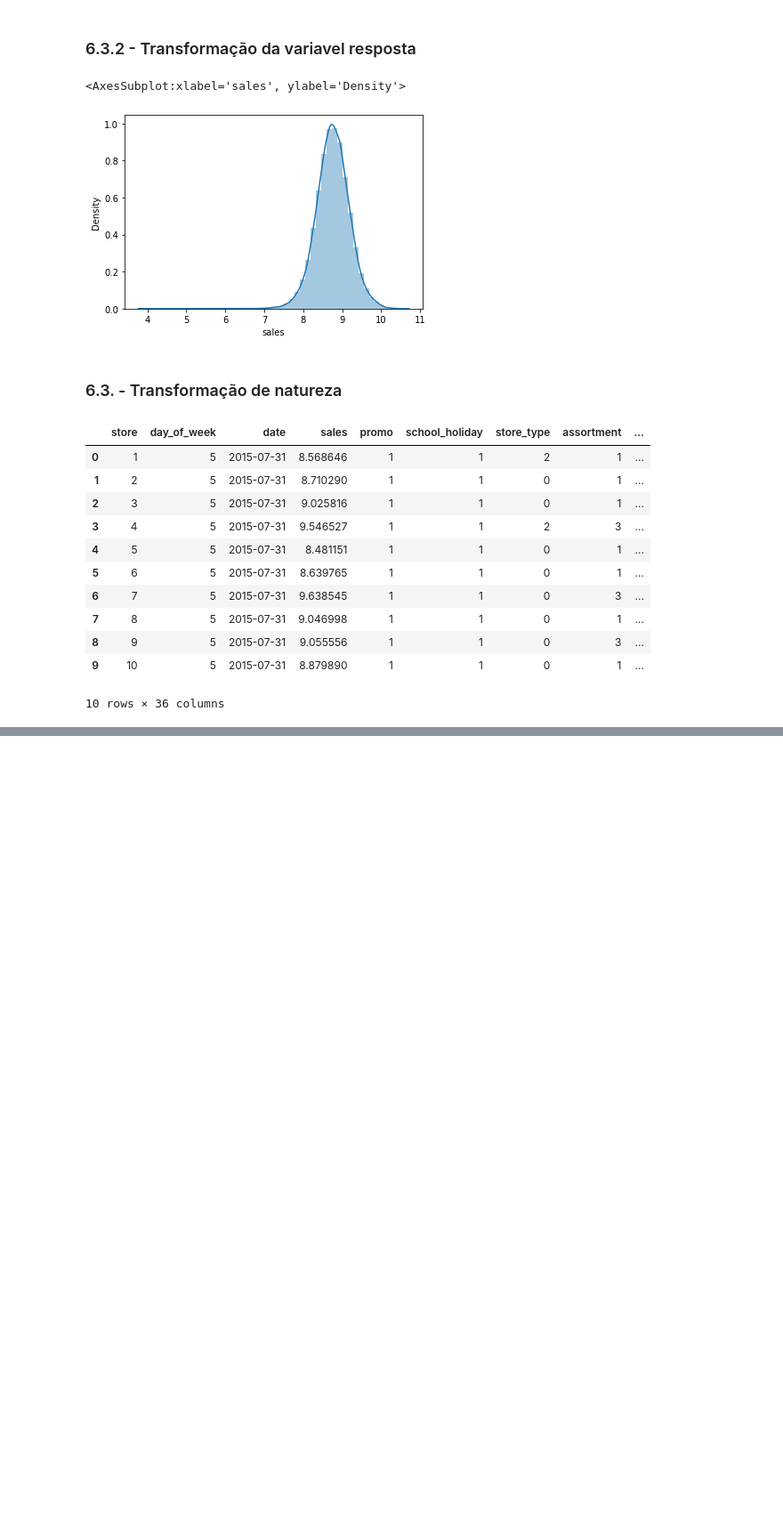
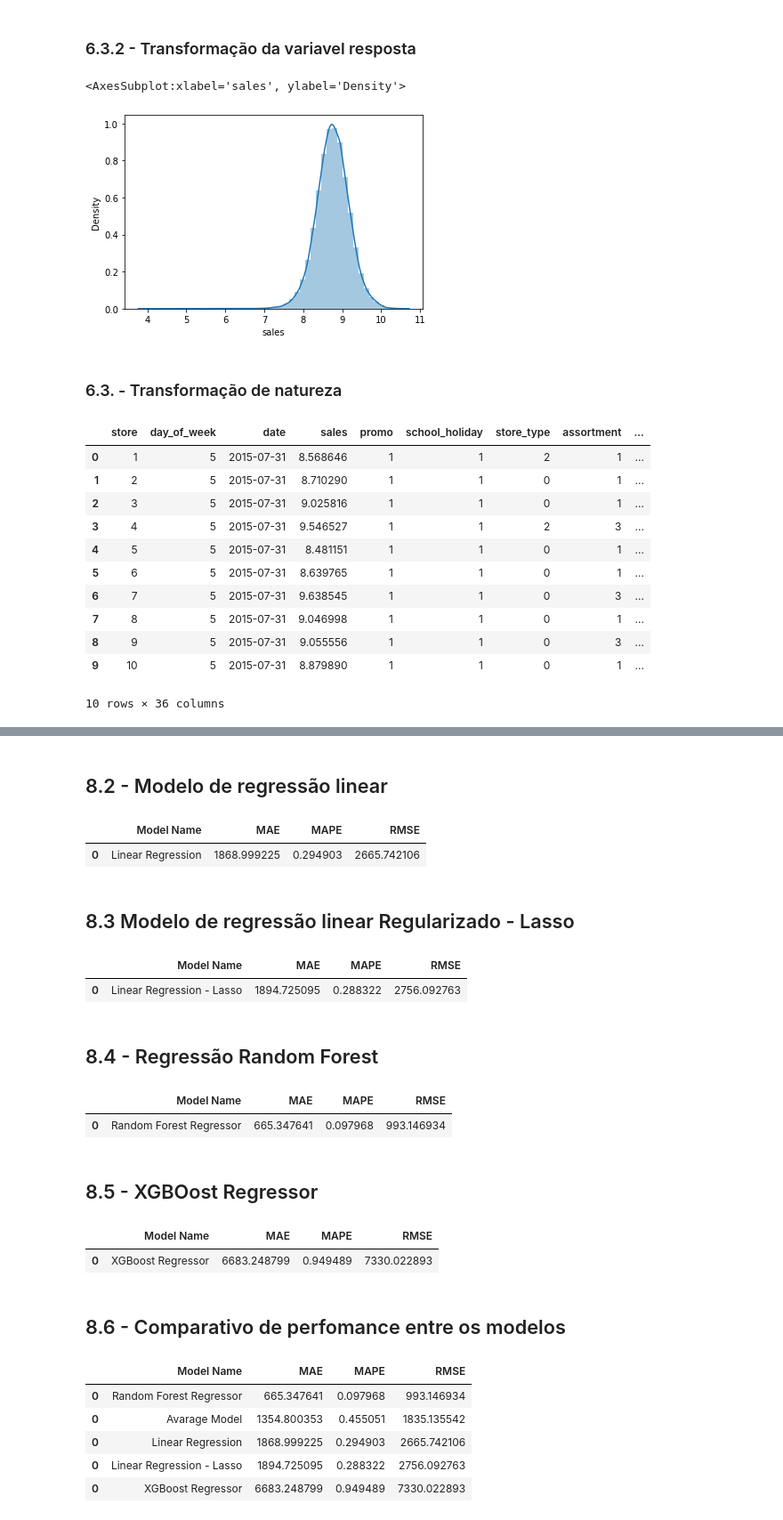
Before and after one commit to castrien/ds_em_producao, a Jupyter notebook: m04_v01_ds_em_producao.ipynb, the cells around one changed output, grey strips where cells are left out. Shown: that part at 89% size. Drawn from its saved outputs; the diff is of its cells as text; code cells hidden in the pictures; blank space fills up the shorter version.

Commit message:
treinando modelos de  ML

```diff
--- a/m04_v01_ds_em_producao.ipynb
+++ b/m04_v01_ds_em_producao.ipynb
@@ -931,0 +951,3 @@ cols_selected_boruta.extend( feat_to_add)
+# %%
+x_train = X_train[ cols_selected_boruta]
+x_test = X_test[ cols_selected_boruta]
@@ -931,0 +971,75 @@ cols_selected_boruta.extend( feat_to_add)
+# %% [markdown]
+## 8.2 - Modelo de regressão linear
+# %%
+#modelo
+lr = LinearRegression().fit(x_train, y_train)
+
+#predicao
+yhat_lr = lr.predict( x_test)
+
+#perfomance
+lr_result = m1_error( 'Linear Regression', np.expm1( y_test), np.expm1(yhat_lr))
+lr_result
+# %% [output]
+|  | Model Name | MAE | MAPE | RMSE |
+| 0 | Linear Regression | 1868.999225 | 0.294903 | 2665.742106 |
+# %% [markdown]
+## 8.3 Modelo de regressão linear Regularizado - Lasso
+# %%
+#modelo
+lrr = Lasso(alpha = 0.01).fit(x_train, y_train)
+
+#predicao
+yhat_lrr = lrr.predict( x_test)
+
+#perfomance
+lrr_result = m1_error( 'Linear Regression - Lasso', np.expm1( y_test), np.expm1(yhat_lrr))
+lrr_result
+# %% [output]
+|  | Model Name | MAE | MAPE | RMSE |
+| 0 | Linear Regression - Lasso | 1894.725095 | 0.288322 | 2756.092763 |
+# %% [markdown]
+## 8.4 - Regressão Random Forest
+# %%
+#modelo
+rf =RandomForestRegressor(n_estimators=100, n_jobs=-1, random_state = 42).fit(x_train, y_train)
+
+#predicao
+yhat_rf = rf.predict( x_test)
+
+#perfomance
+rf_result = m1_error( 'Random Forest Regressor', np.expm1( y_test), np.expm1(yhat_rf))
+rf_result
+# %% [output]
+|  | Model Name | MAE | MAPE | RMSE |
+| 0 | Random Forest Regressor | 665.347641 | 0.097968 | 993.146934 |
+# %% [markdown]
+## 8.5 -  XGBOost Regressor
+# %%
+#modelo
+model_xgb = xgb.XGBRegressor (objective='reg:squarederror',
+                              n_estimators =100,
+                              eta=0.01,
+                              max_depth=10,
+                              colsample_bytree=0.9).fit(x_train, y_train)
+#predicao
+yhat_xgb = model_xgb.predict( x_test)
+
+#perfomance
+xgb_result = m1_error( 'XGBoost Regressor', np.expm1( y_test), np.expm1(yhat_xgb))
+xgb_result
+# %% [output]
+|  | Model Name | MAE | MAPE | RMSE |
+| 0 | XGBoost Regressor | 6683.248799 | 0.949489 | 7330.022893 |
+# %% [markdown]
+## 8.6 - Comparativo de perfomance entre os modelos
+# %%
+modelling_result = pd.concat( [baseline_result,lr_result, lrr_result, rf_result, xgb_result])
+modelling_result.sort_values('RMSE')
+# %% [output]
+|  | Model Name | MAE | MAPE | RMSE |
+| 0 | Random Forest Regressor | 665.347641 | 0.097968 | 993.146934 |
+| 0 | Avarage Model | 1354.800353 | 0.455051 | 1835.135542 |
+| 0 | Linear Regression | 1868.999225 | 0.294903 | 2665.742106 |
+| 0 | Linear Regression - Lasso | 1894.725095 | 0.288322 | 2756.092763 |
+| 0 | XGBoost Regressor | 6683.248799 | 0.949489 | 7330.022893 |
```
Also changed, not shown: parts of 29 cells of this notebook.
